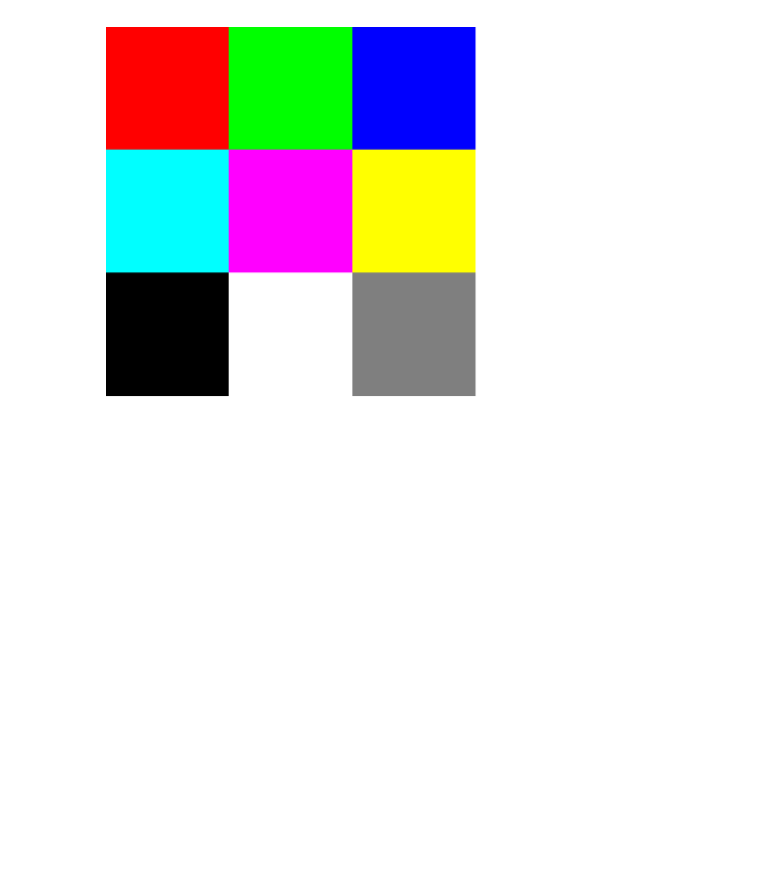
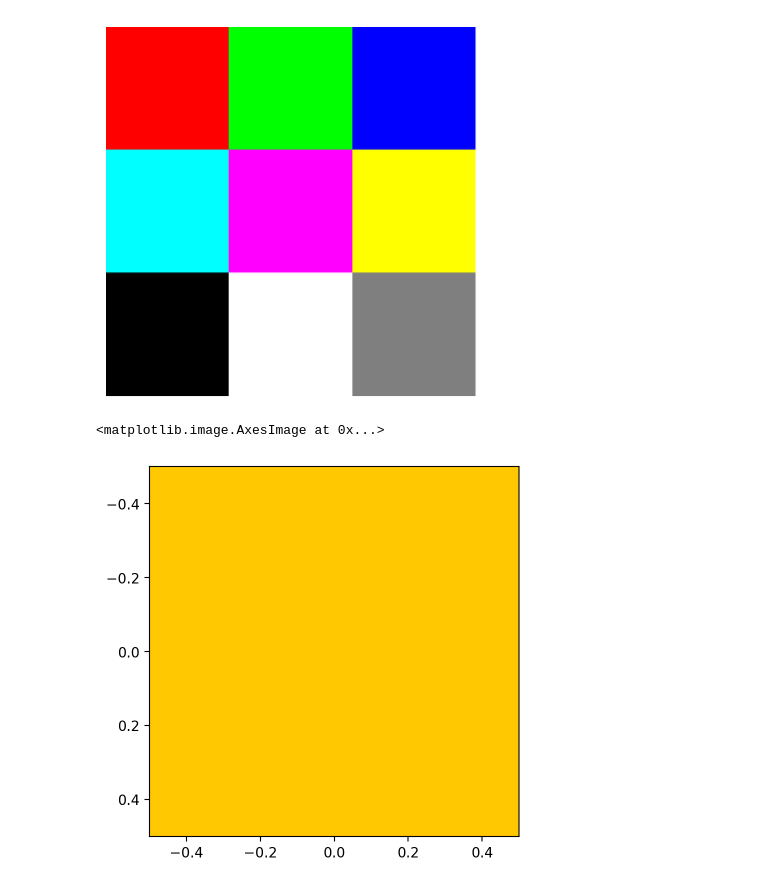
Before and after one commit to techraiders/DeepLearningProjects, a Jupyter notebook: computer-vision/image-processing-basics/color-encoding.ipynb, the cells around one changed output. Cells and saved outputs as stored; diff of their text form; code cells hidden in the pictures; blank space fills up the shorter version.

```diff
--- a/computer-vision/image-processing-basics/color-encoding.ipynb
+++ b/computer-vision/image-processing-basics/color-encoding.ipynb
@@ -25,3 +25,13 @@ plt.imshow(img)
 # %% [output]
 <matplotlib.image.AxesImage at 0x...>
 [figure]
+# %%
+# Let's change the lower left (i.e. row 2, col 0) pixel from back to orange
+
+img[2,0,0] = 255 # Assign 100% to red
+img[2,0,1] = 200 # Assign about 80% to green
+
+plt.imshow(img[2:,:1]) # Show pixel at row 2 and column 0
+# %% [output]
+<matplotlib.image.AxesImage at 0x...>
+[figure, added]
```
Also changed, not shown: parts of 1 cell of this notebook, 4 other files.
